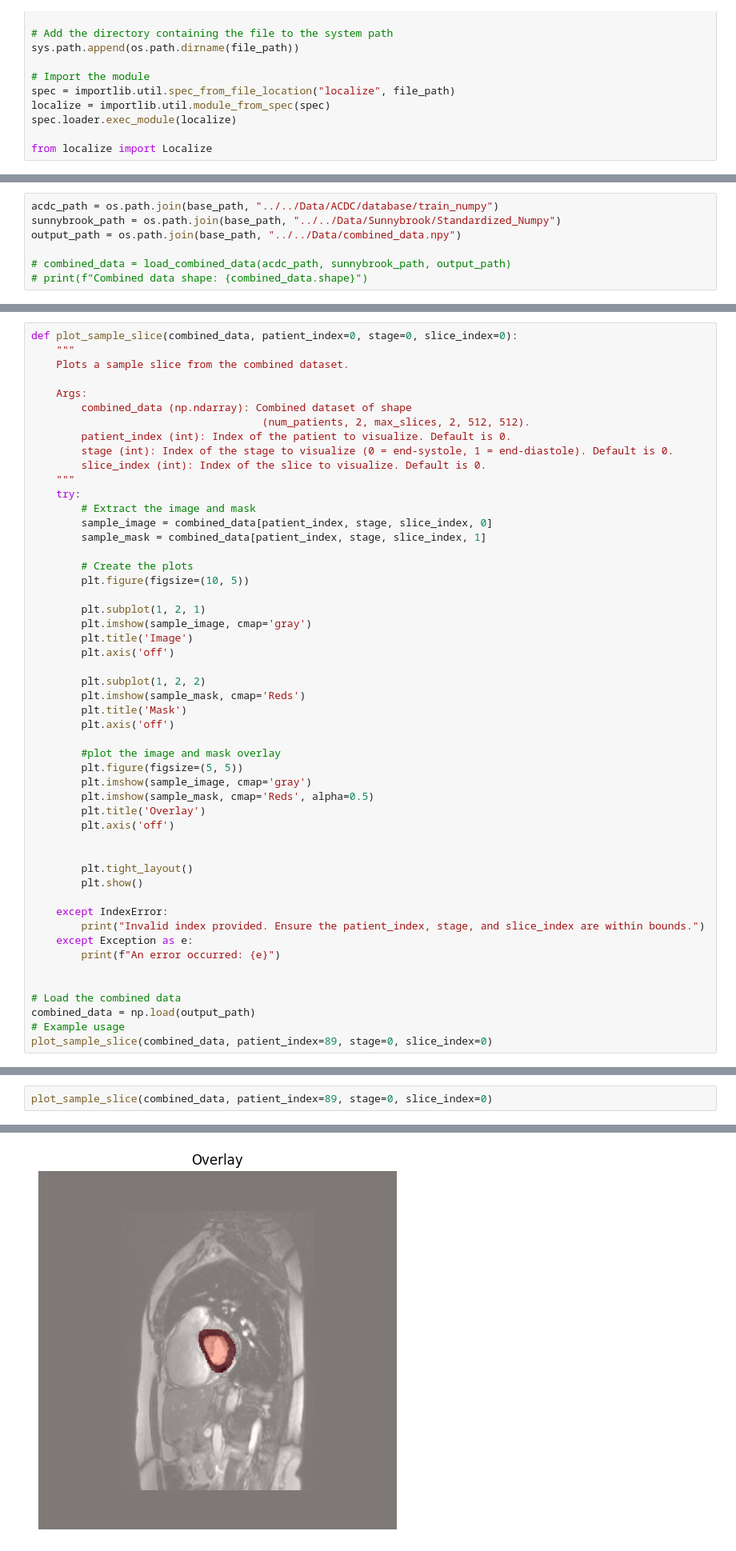
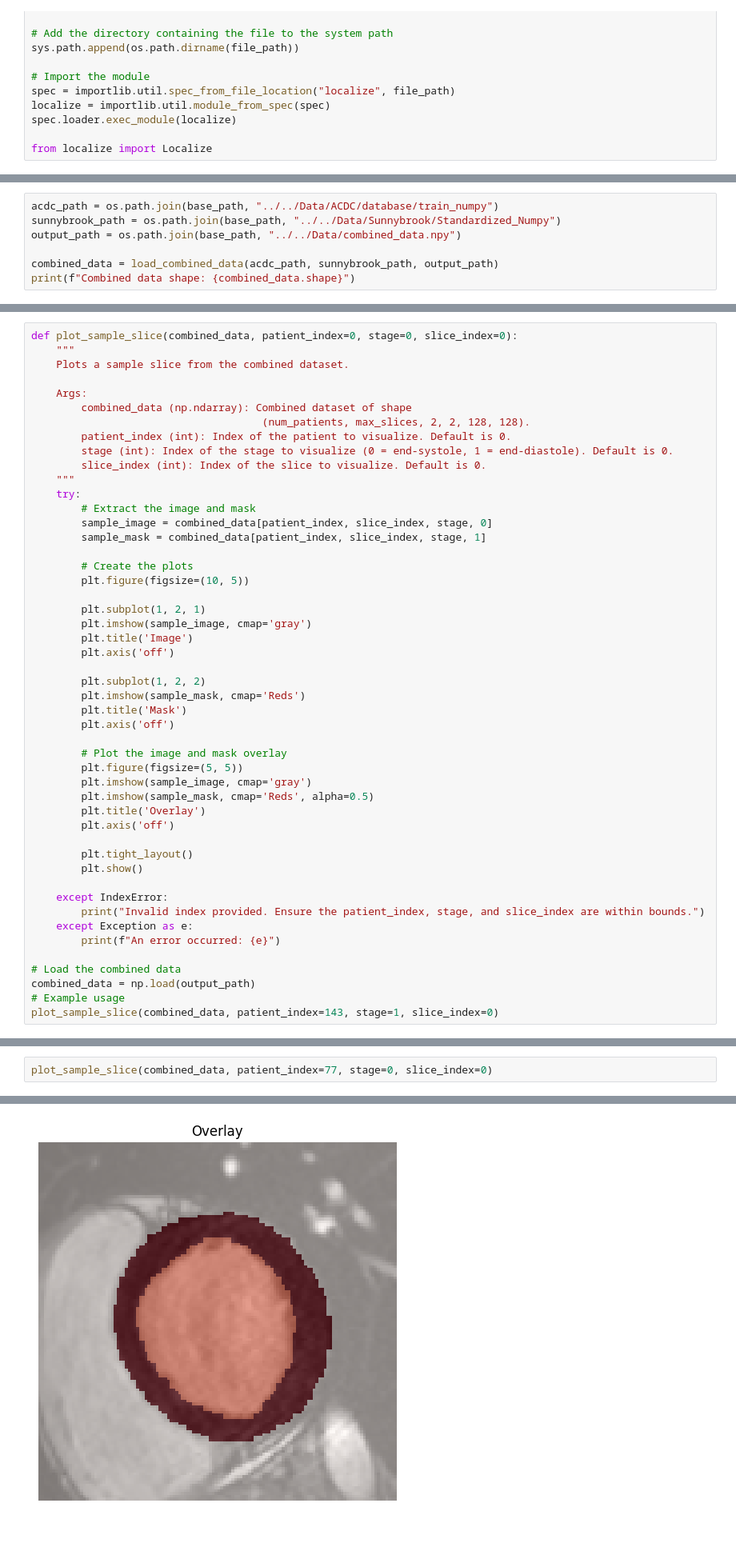
Before and after one commit to ahmedalii3/Cardiac-Strain-Mapping, a Jupyter notebook: Code/VoxelMorph/localize_all_data.ipynb, the cells around one changed output, grey strips where cells are left out. Shown at 80% size. Cells and saved outputs as stored; diff of their text form.

Commit message:
Update localize_all_data.ipynb
Fixed errors

```diff
--- a/Code/VoxelMorph/localize_all_data.ipynb
+++ b/Code/VoxelMorph/localize_all_data.ipynb
@@ -211,5 +257,5 @@ acdc_path = os.path.join(base_path, "../../Data/ACDC/database/train_numpy")
 sunnybrook_path = os.path.join(base_path, "../../Data/Sunnybrook/Standardized_Numpy")
 output_path = os.path.join(base_path, "../../Data/combined_data.npy")
 
-# combined_data = load_combined_data(acdc_path, sunnybrook_path, output_path)
-# print(f"Combined data shape: {combined_data.shape}")
+combined_data = load_combined_data(acdc_path, sunnybrook_path, output_path)
+print(f"Combined data shape: {combined_data.shape}")
@@ -220,15 +284,15 @@ def plot_sample_slice(combined_data, patient_index=0, stage=0, slice_index=0):
 
     Args:
         combined_data (np.ndarray): Combined dataset of shape
-                                     (num_patients, 2, max_slices, 2, 512, 512).
+                                     (num_patients, max_slices, 2, 2, 128, 128).
         patient_index (int): Index of the patient to visualize. Default is 0.
         stage (int): Index of the stage to visualize (0 = end-systole, 1 = end-diastole). Default is 0.
         slice_index (int): Index of the slice to visualize. Default is 0.
     """
     try:
         # Extract the image and mask
-        sample_image = combined_data[patient_index, stage, slice_index, 0]
-        sample_mask = combined_data[patient_index, stage, slice_index, 1]
+        sample_image = combined_data[patient_index, slice_index, stage, 0]
+        sample_mask = combined_data[patient_index, slice_index, stage, 1]
 
         # Create the plots
         plt.figure(figsize=(10, 5))
@@ -243,13 +307,12 @@ def plot_sample_slice(combined_data, patient_index=0, stage=0, slice_index=0):
         plt.title('Mask')
         plt.axis('off')
 
-        #plot the image and mask overlay
+        # Plot the image and mask overlay
         plt.figure(figsize=(5, 5))
         plt.imshow(sample_image, cmap='gray')
         plt.imshow(sample_mask, cmap='Reds', alpha=0.5)
         plt.title('Overlay')
         plt.axis('off')
-
 
         plt.tight_layout()
         plt.show()
@@ -259,9 +322,8 @@ def plot_sample_slice(combined_data, patient_index=0, stage=0, slice_index=0):
     except Exception as e:
         print(f"An error occurred: {e}")
 
-
 # Load the combined data
 combined_data = np.load(output_path)
 # Example usage
-plot_sample_slice(combined_data, patient_index=89, stage=0, slice_index=0)
+plot_sample_slice(combined_data, patient_index=143, stage=1, slice_index=0)
 # %% [output]
@@ -270,3 +332,3 @@ plot_sample_slice(combined_data, patient_index=89, stage=0, slice_index=0)
 # %%
-plot_sample_slice(combined_data, patient_index=89, stage=0, slice_index=0)
+plot_sample_slice(combined_data, patient_index=77, stage=0, slice_index=0)
 # %% [output]
@@ -274 +336 @@ plot_sample_slice(combined_data, patient_index=89, stage=0, slice_index=0)
-[figure, old version]
+[figure, new version]
```
Also changed, not shown: parts of 7 cells of this notebook.
